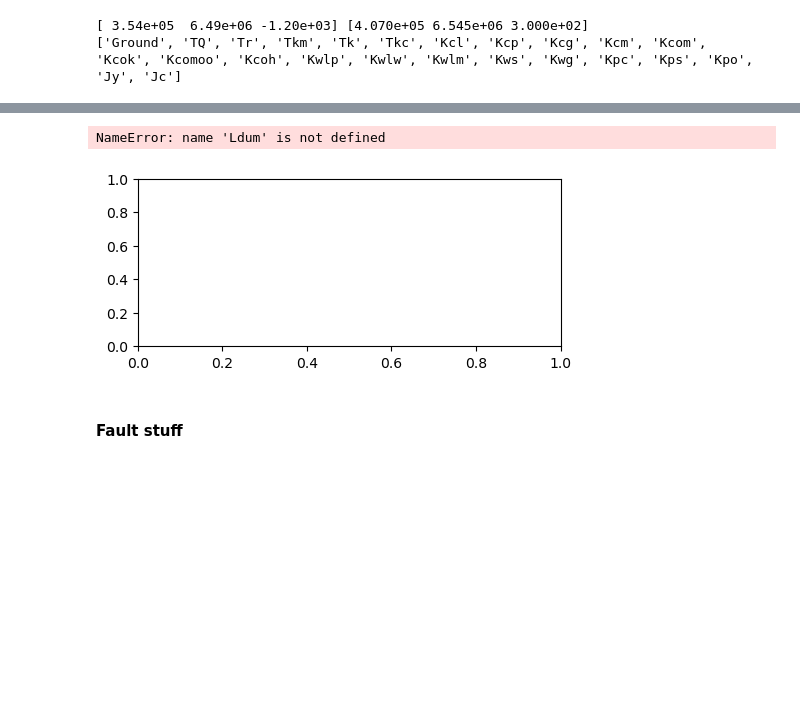
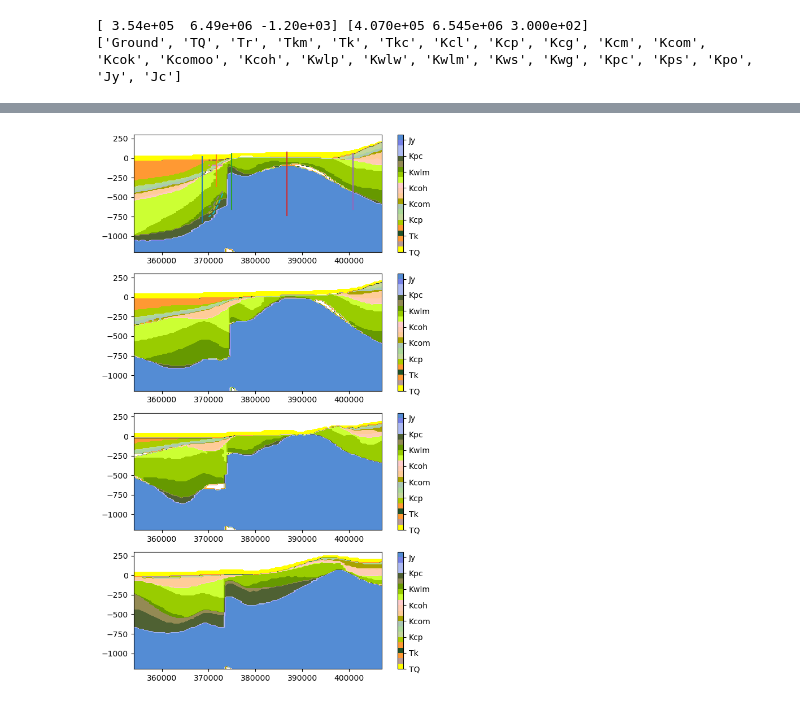
Before and after one commit to malvina-chmielarski/Otorowiri, a Jupyter notebook: scripts/badaminna_geo.ipynb, the cells around one changed output, grey strips where cells are left out. Cells and saved outputs as stored; diff of their text form; code cells hidden in the pictures; blank space fills up the shorter version.

```diff
--- a/scripts/badaminna_geo.ipynb
+++ b/scripts/badaminna_geo.ipynb
@@ -22,41 +0,0 @@ Crop to desired area and delete columns of less than 2 data points
-# %%
-df = bore_info.copy()
-# x0, x1, y0, y1, z0, z1 = 355000, 402000, 6522000, 6534000, -1200, 200
-x0, x1, y0, y1, z0, z1 = 354000, 407000, 6490000, 6545000, -1200, 300
-, -1200, 200 # Whole Block
-df = df.loc[(df["Northing"] >= y0)]
-df = df.loc[(df["Northing"] <= y1)]
-# df = df.loc[(df['Easting'] <= x1)]
-df = df.drop(["Source"], axis=1)
-# df = df.drop(['Tr','Tkm', 'Tk','Tkc','Jc','Kcom','Kps','Kpo','Kpc','Kcoh','Kcp'], axis=1)
-# I think we need to keep this general so that we can apply it everywhere...
-df = df.reset_index(drop=True)
-
-df
-# %%
-%matplotlib inline
-import matplotlib.pyplot as plt
-
-print(df.keys)
-
-# Plan of data points
-plt.scatter(df.Easting, df.Northing, alpha = 0.1)
-plt.xlabel("Easting")
-plt.ylabel("Northing")
-i = 0
-for xi, yi in zip(df.Easting, df.Northing):
-    plt.text(xi, yi, df.ID[i], va="bottom", ha="center", fontsize = 6)
-    i += 1
-fx = [374540,374540,374000,374700,374750,373500,374000,374000]
-fy = [6490000,6502303,6515000,6520000,6525000,6530000,6545000,6550000]
-plt.plot(fx,fy)
-# plt.plot([fx1, fx2], [fy1, fy2])
-# plt.plot(fault_center[0], fault_center[1], 'o')
-plt.xlim(x0,x1)
-plt.ylim(y0,y1)
-# %%
-lithcodes = list(df.columns.values[3:])  # Make a list of formations
-df.Easting = pd.to_numeric(df.Easting)
-df.Northing = pd.to_numeric(df.Northing)
-df.Ground = pd.to_numeric(df.Ground)
-#print(lithcodes)
@@ -844,7 +594,7 @@ print(origin,maximum)
 Lmod = GM(origin,maximum)
 fx = [374540,374541,374000,374700,374750,373500,374000,374001]
 fy = [6490000,6502303,6515000,6520000,6525000,6530000,6545000,6550000]
-dmax = 175.
+dmax = 200.
 Lmod.add_fault(fx,fy,dmax)
 Lmod.make_geomodel()
 y_transects = [
@@ -899,7 +649,7 @@ for i in range(4):
         plt.ylim(-1200,80)"""
 
     cbar = plt.colorbar()
-    cbar.ax.set_yticklabels(Ldum.lithcodes[1:])
+    cbar.ax.set_yticklabels(Lmod.lithcodes[1:])
 
 plt.tight_layout()
 # %% [output]
@@ -911,2 +667 @@ ERROR: 2024-05-22 16:26:24,088: geological_model.py:1540 -- Model does not conta
-NameError: name 'Ldum' is not defined
-[figure, old version]
+[figure, new version]
@@ -971,2 +667,0 @@ pd.DataFrame(ddum,columns = data.columns)
-# %% [markdown]
-#### Fault stuff
```
Also changed, not shown: parts of 52 cells of this notebook, 14 other files.
